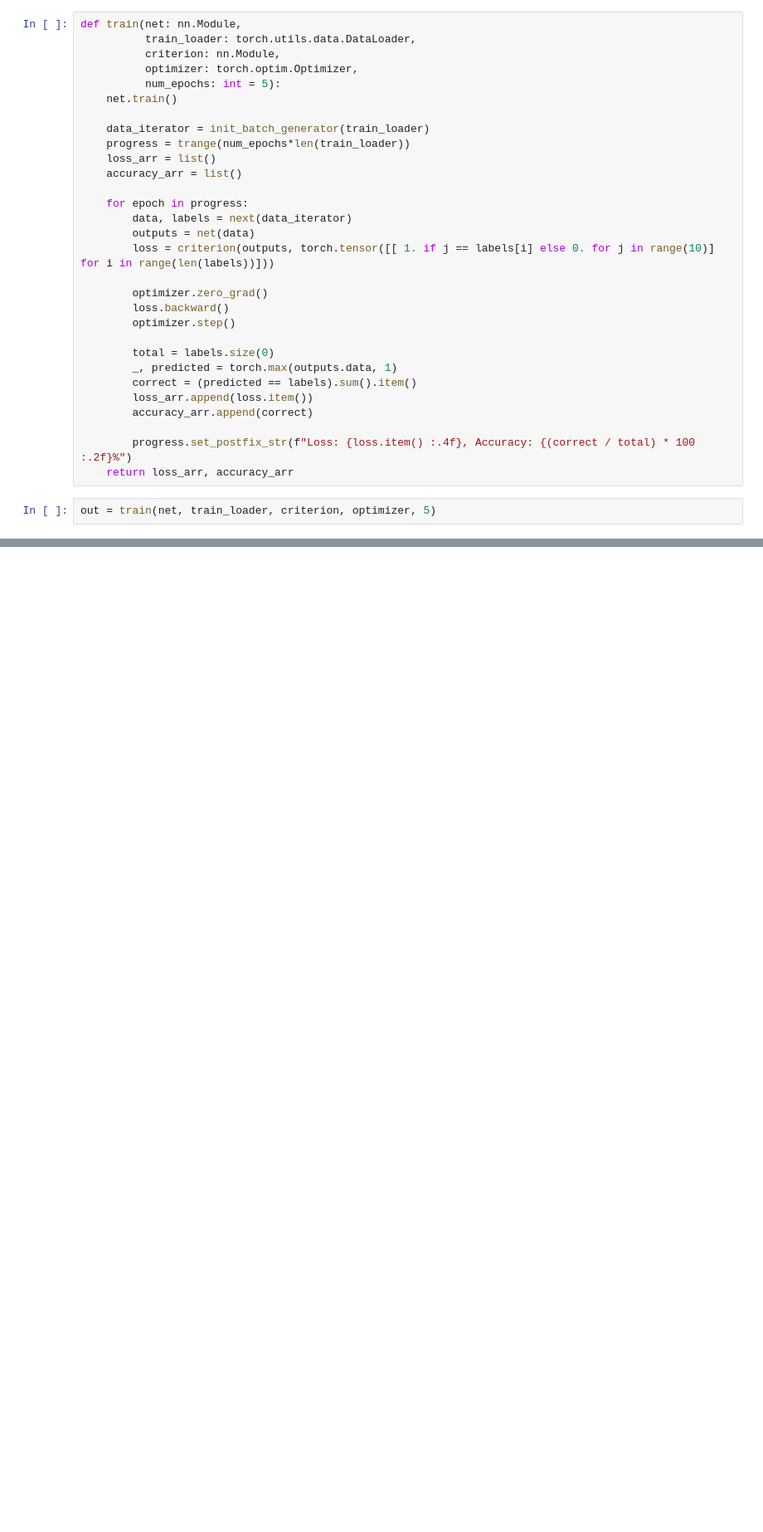
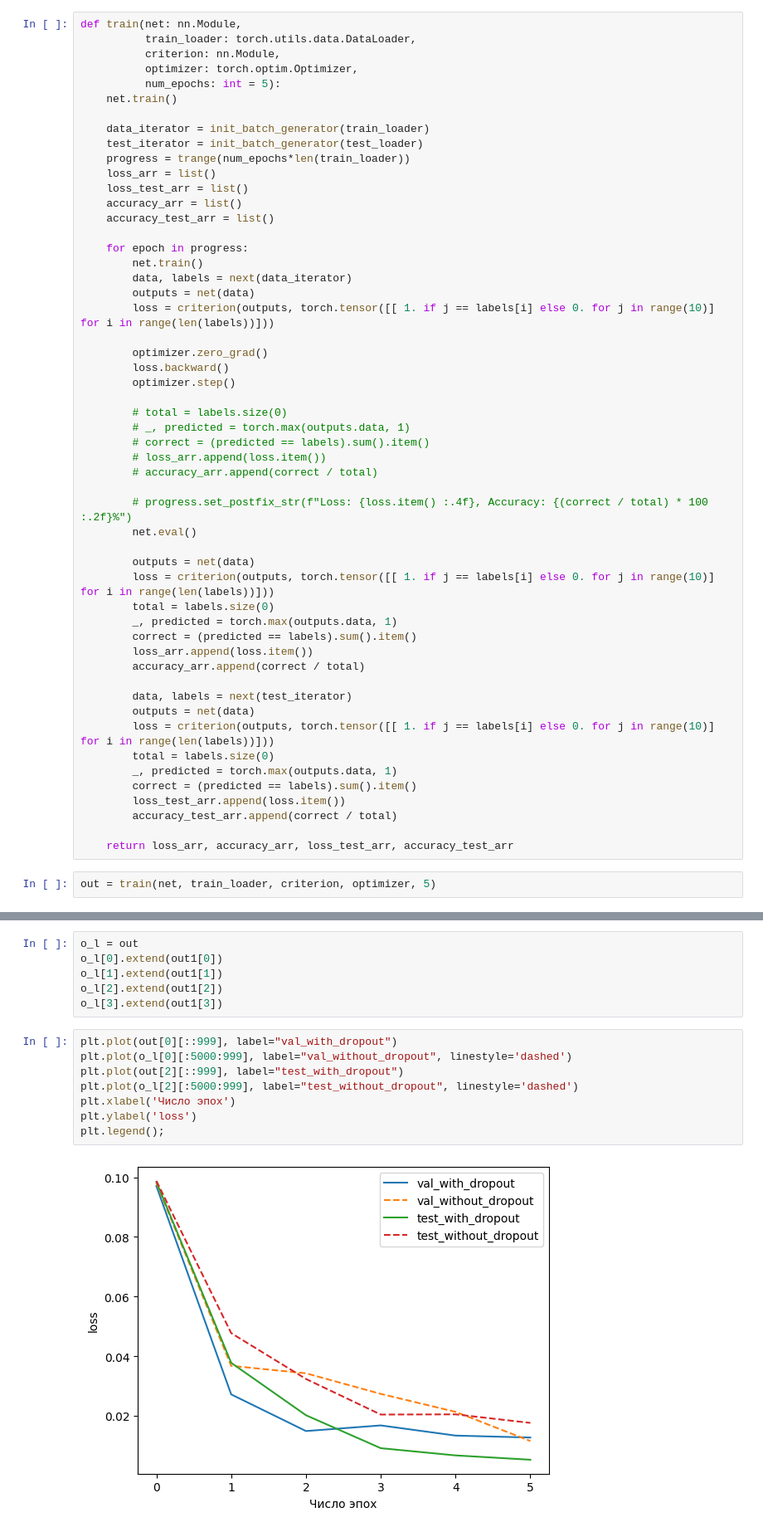
Before and after one commit to amacomm/InelSystem, a Jupyter notebook: Lab2/main.ipynb, the cells around one changed output, grey strips where cells are left out. Shown at 83% size. Cells and saved outputs as stored; diff of their text form; blank space fills up the shorter version.

```diff
--- a/Lab2/main.ipynb
+++ b/Lab2/main.ipynb
@@ -188,11 +172,15 @@ def train(net: nn.Module,
     net.train()
 
     data_iterator = init_batch_generator(train_loader)
+    test_iterator = init_batch_generator(test_loader)
     progress = trange(num_epochs*len(train_loader))
     loss_arr = list()
+    loss_test_arr = list()
     accuracy_arr = list()
+    accuracy_test_arr = list()
 
     for epoch in progress:
+        net.train()
         data, labels = next(data_iterator)
         outputs = net(data)
         loss = criterion(outputs, torch.tensor([[ 1. if j == labels[i] else 0. for j in range(10)] for i in range(len(labels))]))
@@ -201,13 +189,32 @@ def train(net: nn.Module,
         loss.backward()
         optimizer.step()
 
+        # total = labels.size(0)
+        # _, predicted = torch.max(outputs.data, 1)
+        # correct = (predicted == labels).sum().item()
+        # loss_arr.append(loss.item())
+        # accuracy_arr.append(correct / total)
+
+        # progress.set_postfix_str(f"Loss: {loss.item() :.4f}, Accuracy: {(correct / total) * 100 :.2f}%")
+        net.eval()
+
+        outputs = net(data)
+        loss = criterion(outputs, torch.tensor([[ 1. if j == labels[i] else 0. for j in range(10)] for i in range(len(labels))]))
         total = labels.size(0)
         _, predicted = torch.max(outputs.data, 1)
         correct = (predicted == labels).sum().item()
         loss_arr.append(loss.item())
-        accuracy_arr.append(correct)
+        accuracy_arr.append(correct / total)
 
-        progress.set_postfix_str(f"Loss: {loss.item() :.4f}, Accuracy: {(correct / total) * 100 :.2f}%")
-    return loss_arr, accuracy_arr
+        data, labels = next(test_iterator)
+        outputs = net(data)
+        loss = criterion(outputs, torch.tensor([[ 1. if j == labels[i] else 0. for j in range(10)] for i in range(len(labels))]))
+        total = labels.size(0)
+        _, predicted = torch.max(outputs.data, 1)
+        correct = (predicted == labels).sum().item()
+        loss_test_arr.append(loss.item())
+        accuracy_test_arr.append(correct / total)
+
+    return loss_arr, accuracy_arr, loss_test_arr, accuracy_test_arr
 # %%
 out = train(net, train_loader, criterion, optimizer, 5)
@@ -249,0 +221,16 @@ for i in train_data:
+# %%
+o_l = out
+o_l[0].extend(out1[0])
+o_l[1].extend(out1[1])
+o_l[2].extend(out1[2])
+o_l[3].extend(out1[3])
+# %%
+plt.plot(out[0][::999], label="val_with_dropout")
+plt.plot(o_l[0][:5000:999], label="val_without_dropout", linestyle='dashed')
+plt.plot(out[2][::999], label="test_with_dropout")
+plt.plot(o_l[2][:5000:999], label="test_without_dropout", linestyle='dashed')
+plt.xlabel('Число эпох')
+plt.ylabel('loss')
+plt.legend();
+# %% [output]
+[figure, added]
```
Also changed, not shown: parts of 12 cells of this notebook, 4 other files.
